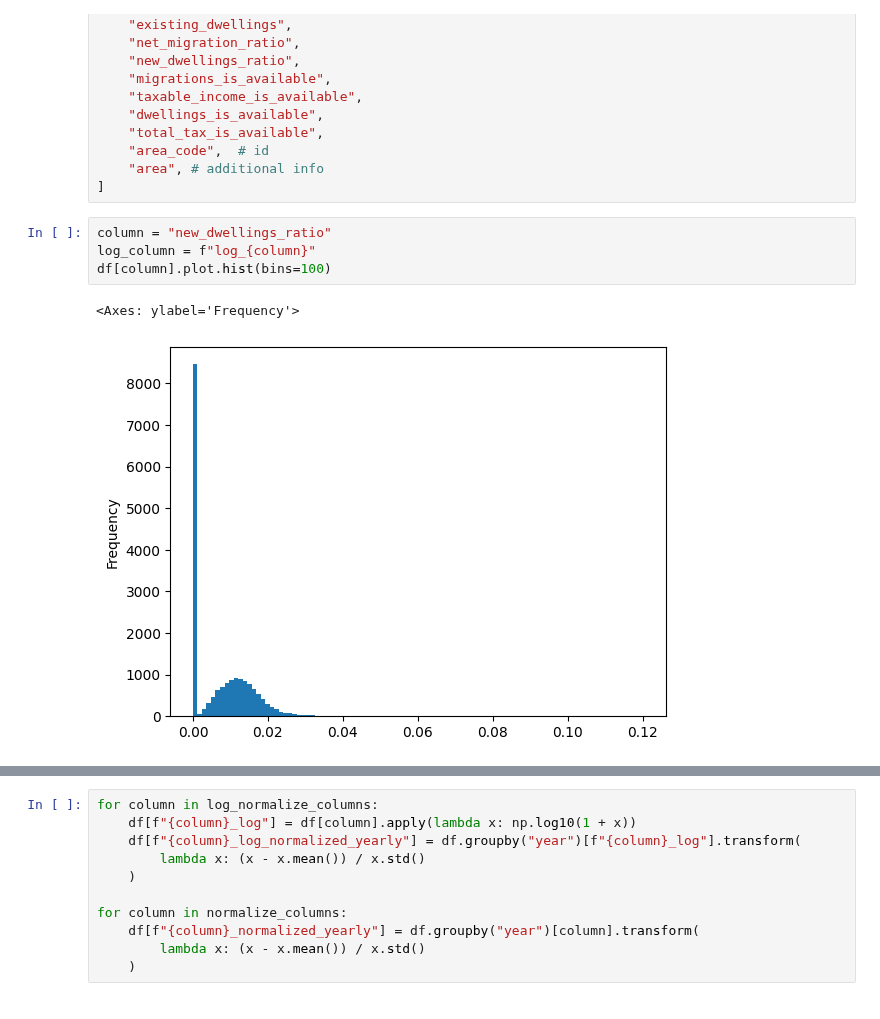
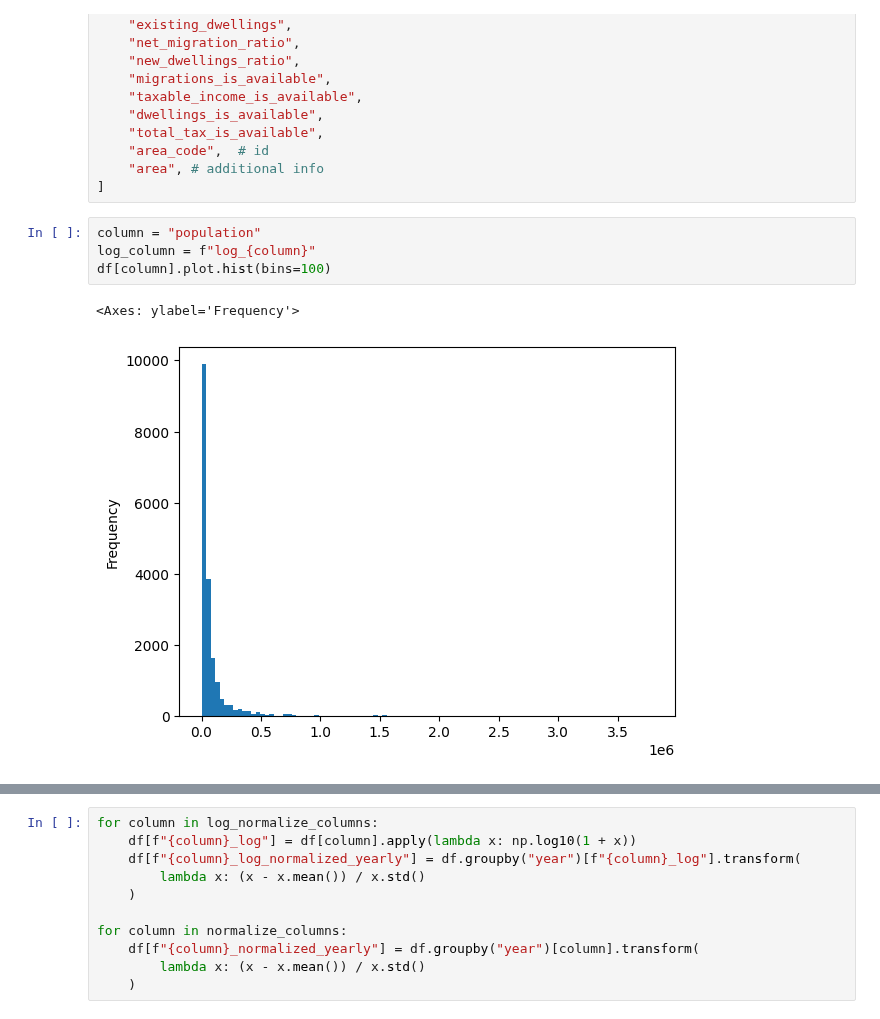
Before and after one commit to diabhaque/Yogen, a Jupyter notebook: notebooks/5_dataset_preprocessing/dataset_preprocessing.ipynb, the cells around one changed output, grey strips where cells are left out. Saved outputs shown, nothing was run; the diff lists cells and outputs as text.

```diff
--- a/notebooks/5_dataset_preprocessing/dataset_preprocessing.ipynb
+++ b/notebooks/5_dataset_preprocessing/dataset_preprocessing.ipynb
@@ -95,12 +95,12 @@ columns = [
     "area", # additional info
 ]
 # %%
-column = "new_dwellings_ratio"
+column = "population"
 log_column = f"log_{column}"
 df[column].plot.hist(bins=100)
 # %% [output]
 <Axes: ylabel='Frequency'>
-[figure, old version]
+[figure, new version]
 # %%
 df[f"{column}_normalized_yearly"] = df.groupby("year")[column].transform(
     lambda x: (x - x.mean()) / x.std()
```
Also changed, not shown: parts of 9 cells of this notebook, 6 other files.
